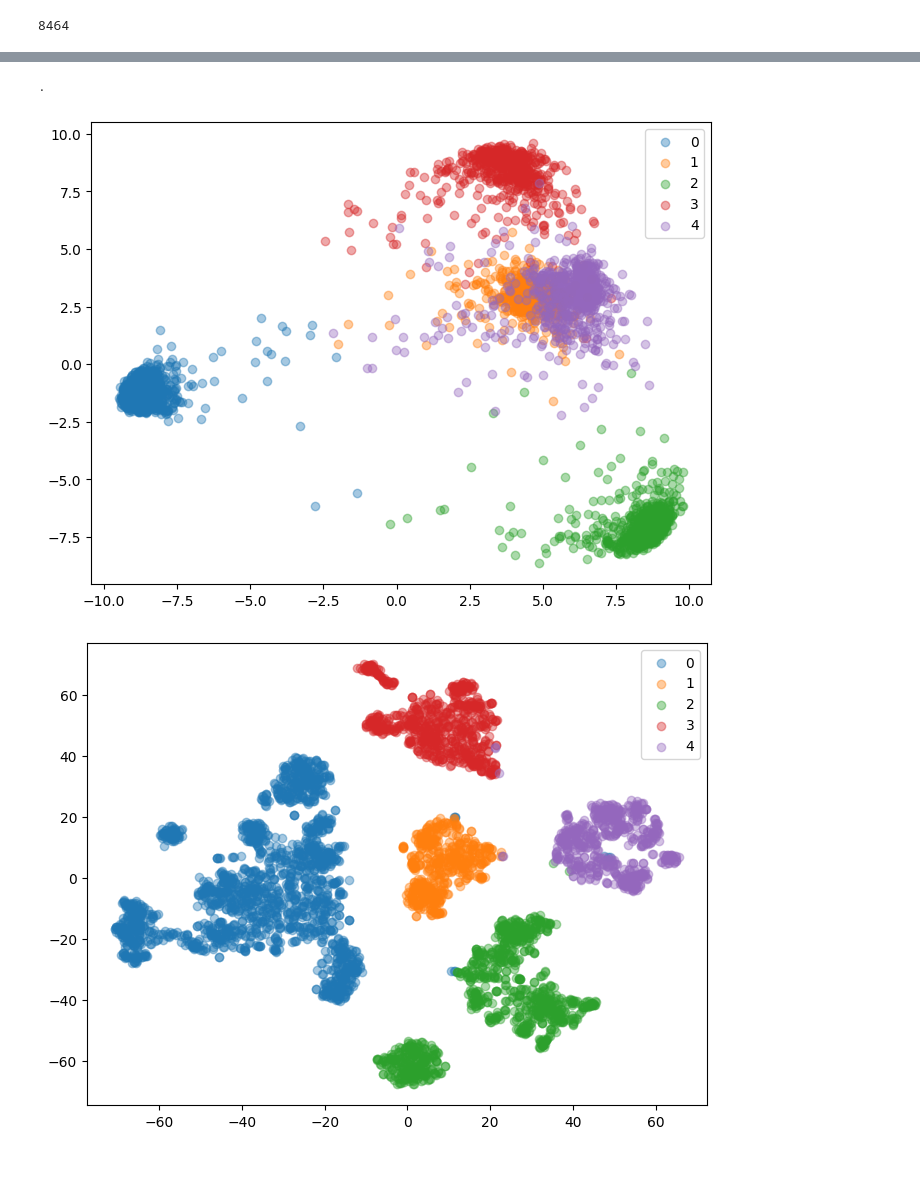
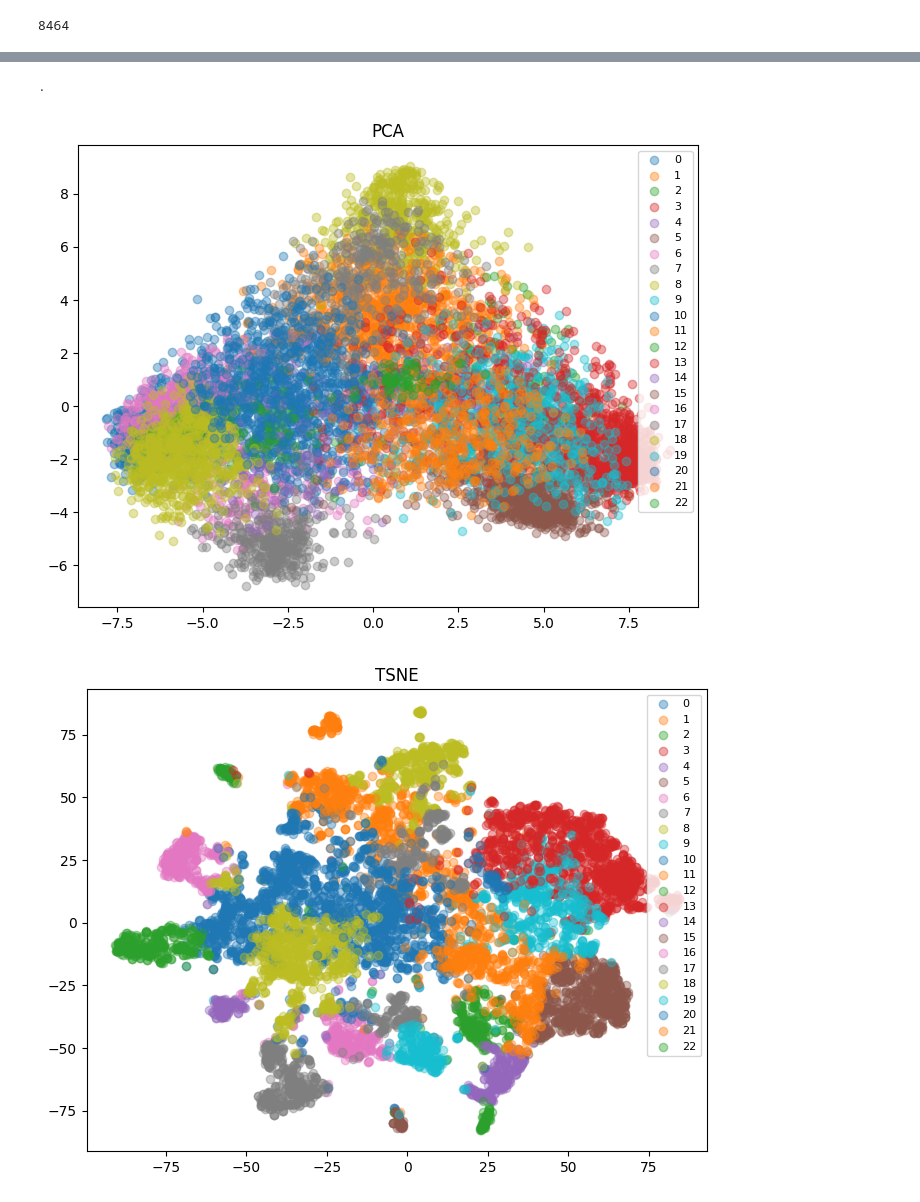
Before and after one commit to WitoldFracek/grembedding, a Jupyter notebook: witek/experiments.ipynb, the cells around one changed output, grey strips where cells are left out. Drawn from its saved outputs; the diff is of its cells as text; code cells hidden in the pictures; blank space fills up the shorter version.

```diff
--- a/witek/experiments.ipynb
+++ b/witek/experiments.ipynb
@@ -93,7 +95,7 @@ def calculate_visualisation_metrics(embeddings, embeddings_2d, labels):
     dist_high = euclidean_distances(embeddings)
     dist_low = euclidean_distances(embeddings_2d)
     # stress = np.sqrt(((dist_high - dist_low) ** 2).sum()) / np.sqrt((dist_high ** 2).sum())
-    stress = 1 - cosine_similarity(dist_high, dist_low).mean()
+    stress = cosine_distances(dist_high, dist_low).mean()
 
     return db_score, ch_score, trustworthiness_score, stress
 # %%
@@ -121,11 +123,17 @@ def log_clusters_plot(x: np.ndarray, labels: np.ndarray, reduction_method='PCA',
     db_score, ch_score, trustworthiness_score, stress = calculate_visualisation_metrics(x, x_reduced, labels=labels)
 
     fig, ax = plt.subplots(figsize=(8, 6))
+    ax: Axis = ax
+    labels_count = len(np.unique(labels))
 
     for label in np.unique(labels):
         cluster = x_reduced[labels == label]
         ax.scatter(cluster[:, 0], cluster[:, 1], label=str(label), alpha=0.4)
-    ax.set_title(f'')
+    ax.set_title(f'{reduction_method}')
+    if labels_count > 10:
+        ax.legend(fontsize=8)
+    else:
+        ax.legend()
 
     if data_out is not None:
          data = {
@@ -230,13 +238,16 @@ def run(
             model.__class__.__name__,
             f'plot_{method}.svg'
         )
-        temp_path = f"temp_graph/{model.__class__.__name__}_{method}.svg"
+        temp_path = f"temp_graph/{method}.png"
         fig.savefig(path)
         fig.savefig(temp_path)
     return results
+# %%
+DummyDatacleaner = 'DummyDatacleaner'
+ProperNamesMasker = 'ProperNamesMasker'
 # %%
-dataset = Classics5Authors35Books()
-data_cleaner = DummyDatacleaner()
+dataset = 'OldNewspapers'
+data_cleaner = DummyDatacleaner
 vectorizer = 'GremBERT'
 model = KMeans
 
@@ -258,3 +269,3 @@ for d in res:
 .
-[figure, old version]
+[figure, new version]
-[figure, old version]
+[figure, new version]
```
Also changed, not shown: parts of 4 cells of this notebook, 2 other files.
